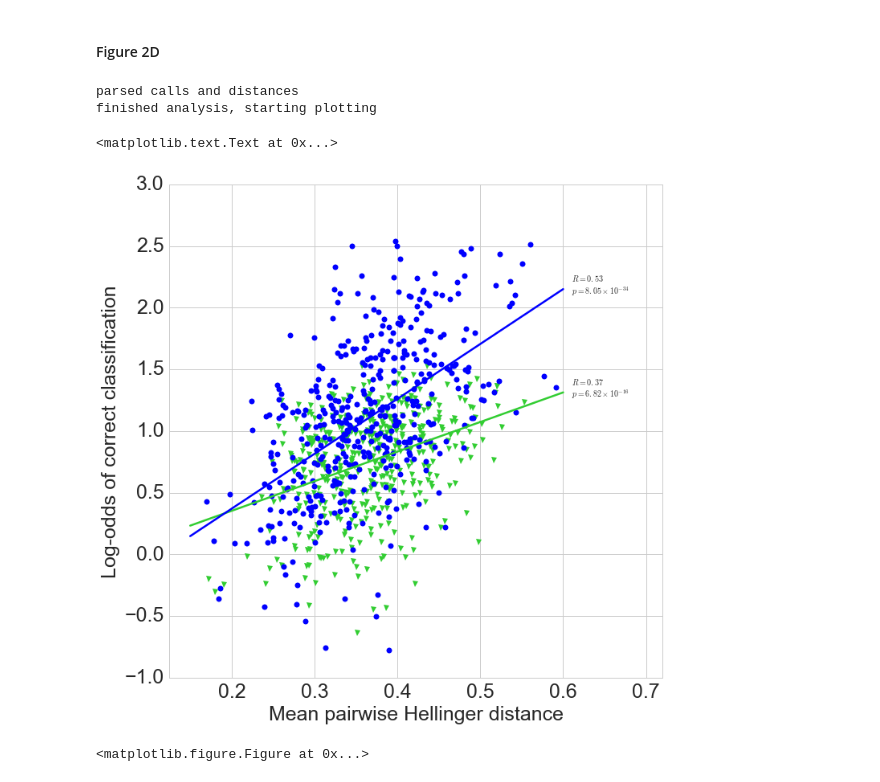
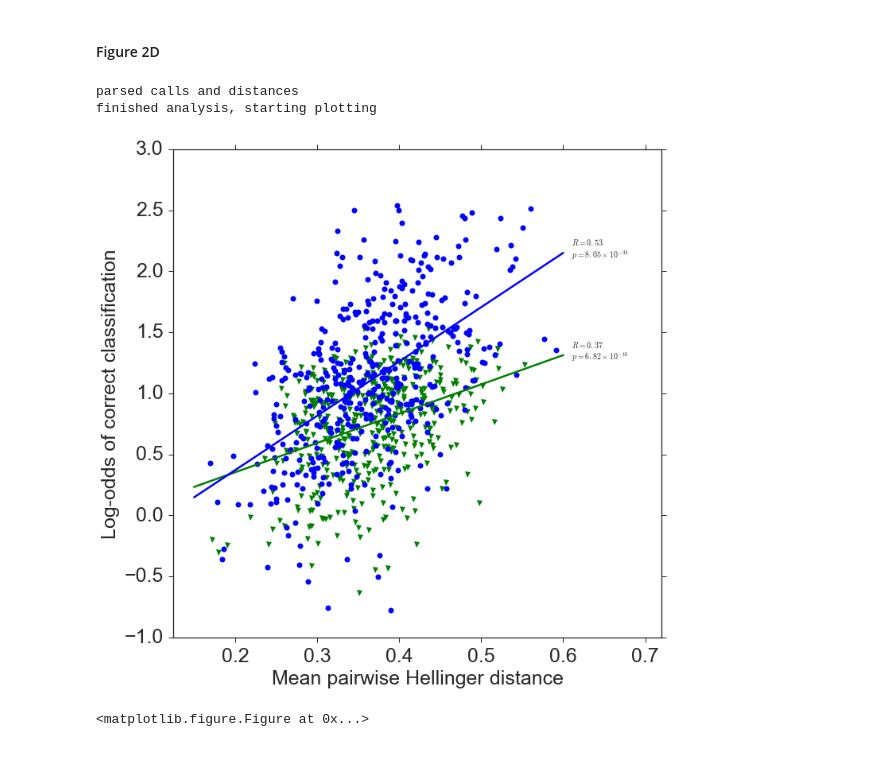
Before and after one commit to ArtRand/CytosineMethylationAnalysis, a Jupyter notebook: notebooks/Zymo_Analysis.ipynb, the cells around one changed output. Saved outputs shown, nothing was run; the diff lists cells and outputs as text; code cells hidden in the pictures.

Commit message:
added new zymo figure

```diff
--- a/notebooks/Zymo_Analysis.ipynb
+++ b/notebooks/Zymo_Analysis.ipynb
@@ -224,7 +301,7 @@ plot_confusion_matrix(c_mulset, mc_mulset, hmc_mulset, 't', "Template", None)
 import collections
 import scipy.stats as stats
 from itertools import groupby
-
+sns.set_style("ticks")
 
 KMER_LENGTH = 6
 
@@ -388,37 +465,38 @@ print "finished analysis, starting plotting"
 fig = plt.figure(figsize = (11 , 11))
 plt.xlabel("Mean pairwise Hellinger distance")
 plt.ylabel("Log-odds of correct classification")
-plt.plot(complement_position_mean_dist, comp_pos_log_odds, "v", c = "limegreen", markeredgewidth= 0)
+plt.plot(complement_position_mean_dist, comp_pos_log_odds, "v", c = "g", markeredgewidth= 0)
 plt.plot(template_position_mean_dist, temp_pos_log_odds, "bo", markeredgewidth= 0)
 data_lim = plt.xlim()
 plt.xlim((data_lim[0] - .025, data_lim[1] + .12))
 comp_fit = stats.linregress(complement_position_mean_dist, comp_pos_log_odds)
 temp_fit = stats.linregress(template_position_mean_dist, temp_pos_log_odds)
 
 comp_y =  map(lambda x: comp_fit.intercept + comp_fit.slope * x, data_lim)
 temp_y =  map(lambda x: temp_fit.intercept + temp_fit.slope * x, data_lim)
 
-plt.plot(data_lim, comp_y, '-', c = "limegreen", linewidth = 2.5)
+plt.plot(data_lim, comp_y, '-', c = "g", linewidth = 2.5)
 plt.plot(data_lim, temp_y, 'b-', linewidth = 2.5)
 
 temp_p_str = "{:.2E}".format(temp_p)
 temp_E_idx = temp_p_str.index('E')
 temp_p_str = "$p = " + temp_p_str[:temp_E_idx] + " \\times 10^{" + temp_p_str[temp_E_idx + 1:] + "}$"
 comp_p_str = "{:.2E}".format(comp_p)
 comp_E_idx = comp_p_str.index('E')
 comp_p_str = "$p = " + comp_p_str[:comp_E_idx] + " \\times 10^{" + comp_p_str[comp_E_idx + 1:] + "}$"
 
 axes = fig.get_axes()[0]
 for text in [axes.xaxis.label, axes.yaxis.label] + axes.get_xticklabels() + axes.get_yticklabels():
     text.set_fontsize(25)
 
 plt.text(data_lim[1] + 0.01, temp_y[1] - .05, "$R = {:.2f}$\n".format(temp_r) + temp_p_str)
 plt.text(data_lim[1] + 0.01, comp_y[1] - .05, "$R = {:.2f}$\n".format(comp_r) + comp_p_str)
+
+plt.savefig("../../images/hellingerDistance_g.svg")
 # %% [output]
 parsed calls and distances
 finished analysis, starting plotting
-<matplotlib.text.Text at 0x...>
-[figure, old version]
+[figure, new version]
 # %%
 import sys
 sys.path.append("../")
```
Also changed, not shown: parts of 6 cells of this notebook, 1 other file.
